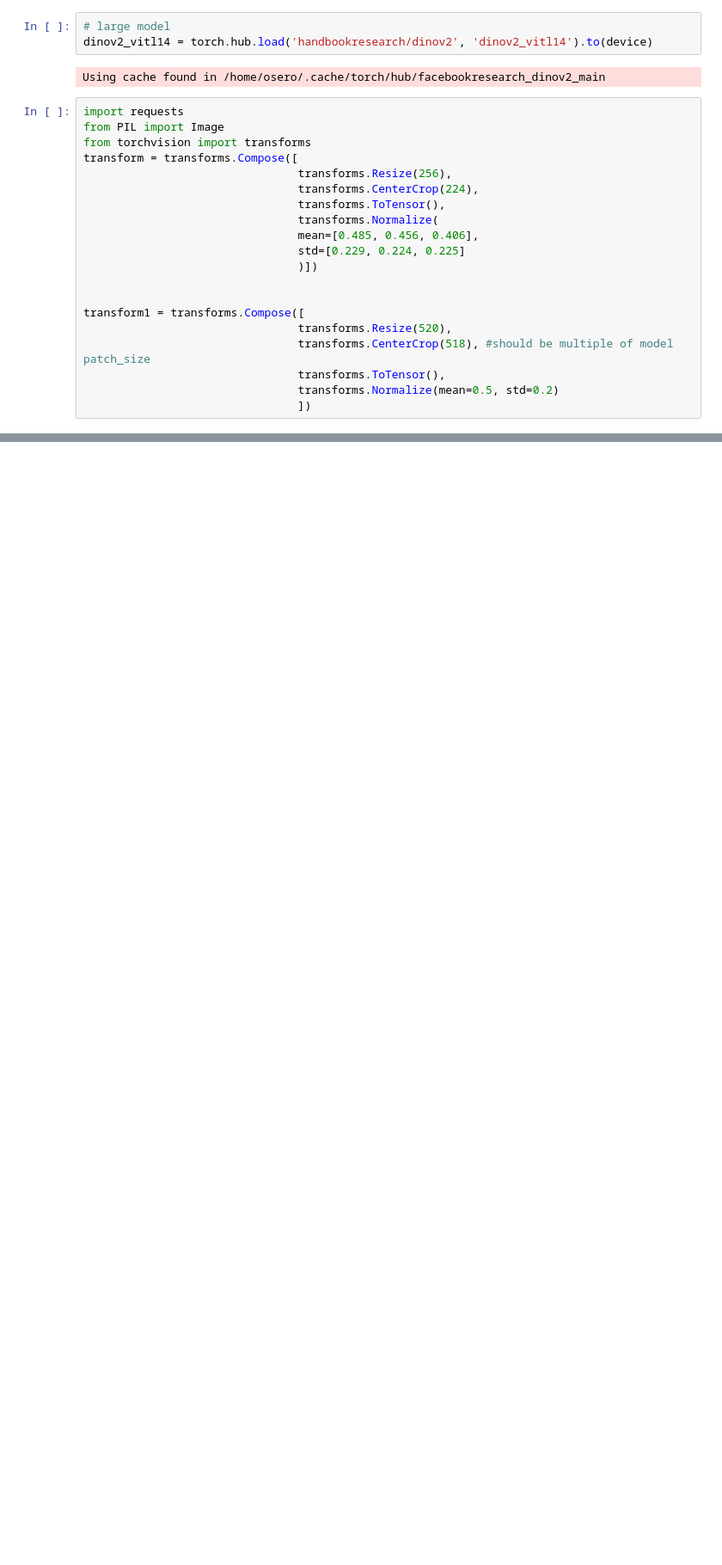
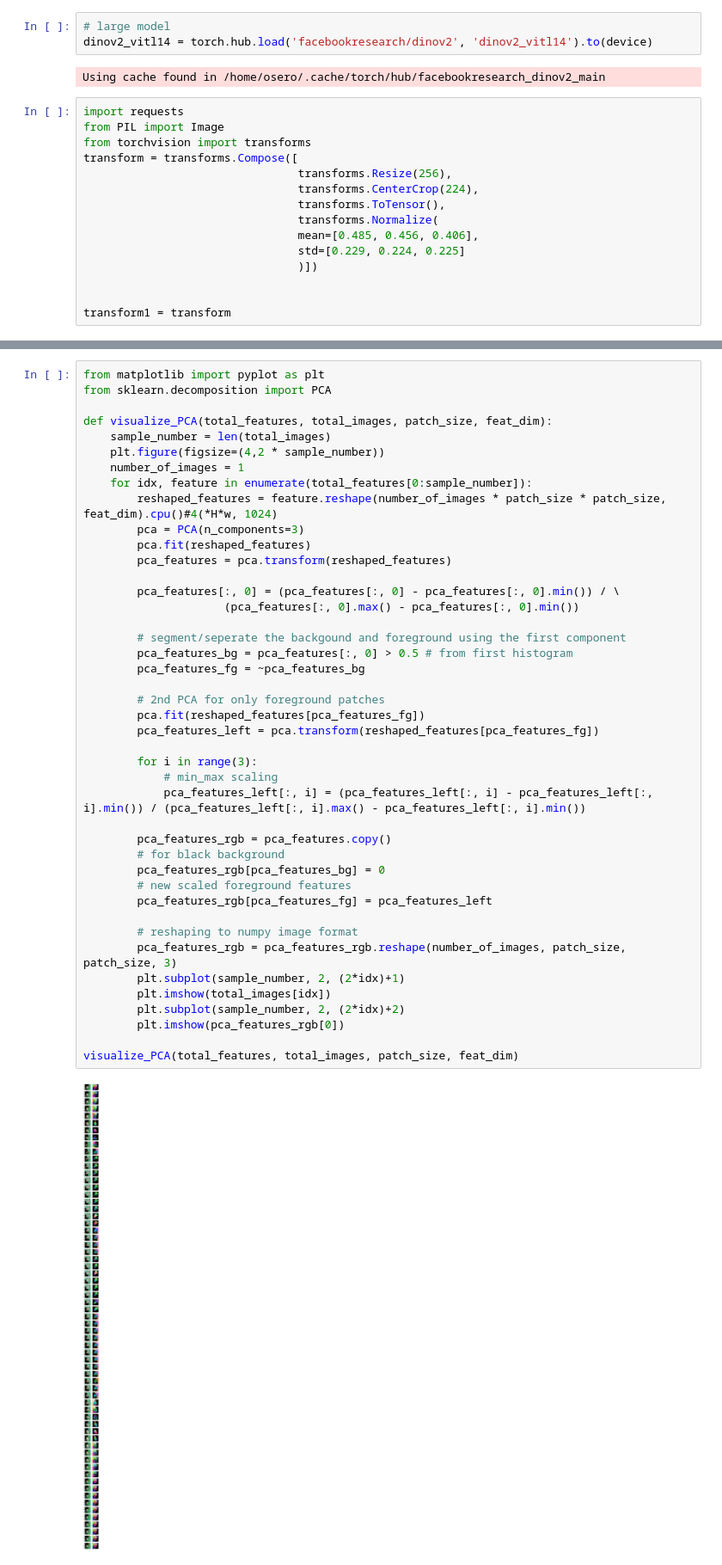
Before and after one commit to OnurSero/dinov2, a Jupyter notebook: my_test/2.PCA_visualization_folder_image.ipynb, the cells around one changed output, grey strips where cells are left out. Shown at 86% size. Cells and saved outputs as stored; diff of their text form; blank space fills up the shorter version.

```diff
--- a/my_test/2.PCA_visualization_folder_image.ipynb
+++ b/my_test/2.PCA_visualization_folder_image.ipynb
@@ -7,7 +7,7 @@ os.environ["XFORMERS_DISABLED"] = "1" # Switch to enable xFormers
 device = torch.device("cuda") if torch.cuda.is_available() else torch.device("cpu")
 # %%
 # large model
-dinov2_vitl14 = torch.hub.load('handbookresearch/dinov2', 'dinov2_vitl14').to(device)
+dinov2_vitl14 = torch.hub.load('facebookresearch/dinov2', 'dinov2_vitl14').to(device)
 # %% [output]
 Using cache found in /home/osero/.cache/torch/hub/facebookresearch_dinov2_main
 # %%
@@ -24,9 +24,4 @@ transform = transforms.Compose([
                                 )])
 
 
-transform1 = transforms.Compose([
-                                transforms.Resize(520),
-                                transforms.CenterCrop(518), #should be multiple of model patch_size
-                                transforms.ToTensor(),
-                                transforms.Normalize(mean=0.5, std=0.2)
-                                ])
+transform1 = transform
@@ -92,3 +52,48 @@ torch.Size([20, 1369, 1024])
+# %%
+from matplotlib import pyplot as plt
+from sklearn.decomposition import PCA
+
+def visualize_PCA(total_features, total_images, patch_size, feat_dim):
+    sample_number = len(total_images)
+    plt.figure(figsize=(4,2 * sample_number))
+    number_of_images = 1
+    for idx, feature in enumerate(total_features[0:sample_number]):
+        reshaped_features = feature.reshape(number_of_images * patch_size * patch_size, feat_dim).cpu()#4(*H*w, 1024)
+        pca = PCA(n_components=3)
+        pca.fit(reshaped_features)
+        pca_features = pca.transform(reshaped_features)
+
+        pca_features[:, 0] = (pca_features[:, 0] - pca_features[:, 0].min()) / \
+                     (pca_features[:, 0].max() - pca_features[:, 0].min())
+
+        # segment/seperate the backgound and foreground using the first component
+        pca_features_bg = pca_features[:, 0] > 0.5 # from first histogram
+        pca_features_fg = ~pca_features_bg
+
+        # 2nd PCA for only foreground patches
+        pca.fit(reshaped_features[pca_features_fg])
+        pca_features_left = pca.transform(reshaped_features[pca_features_fg])
+
+        for i in range(3):
+            # min_max scaling
+            pca_features_left[:, i] = (pca_features_left[:, i] - pca_features_left[:, i].min()) / (pca_features_left[:, i].max() - pca_features_left[:, i].min())
+
+        pca_features_rgb = pca_features.copy()
+        # for black background
+        pca_features_rgb[pca_features_bg] = 0
+        # new scaled foreground features
+        pca_features_rgb[pca_features_fg] = pca_features_left
+
+        # reshaping to numpy image format
+        pca_features_rgb = pca_features_rgb.reshape(number_of_images, patch_size, patch_size, 3)
+        plt.subplot(sample_number, 2, (2*idx)+1)
+        plt.imshow(total_images[idx])
+        plt.subplot(sample_number, 2, (2*idx)+2)
+        plt.imshow(pca_features_rgb[0])
+
+visualize_PCA(total_features, total_images, patch_size, feat_dim)
+# %% [output]
+[figure, added]
 # %%
 from sklearn.decomposition import PCA
 import matplotlib.pyplot as plt
```
Also changed, not shown: parts of 3 cells of this notebook, 17 other files.
